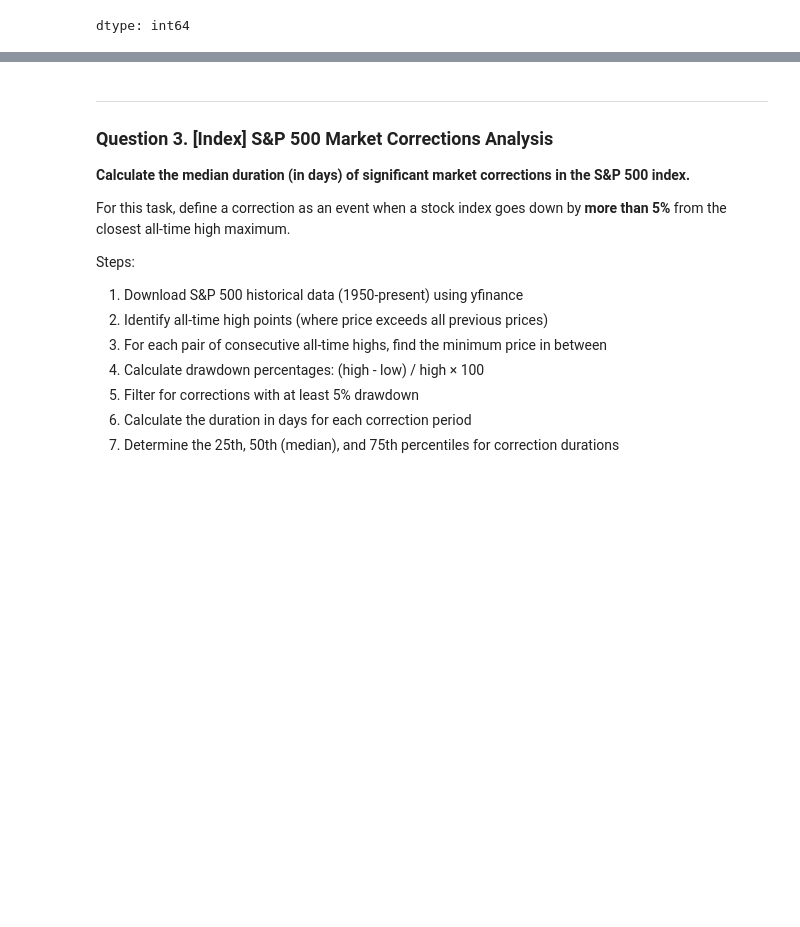
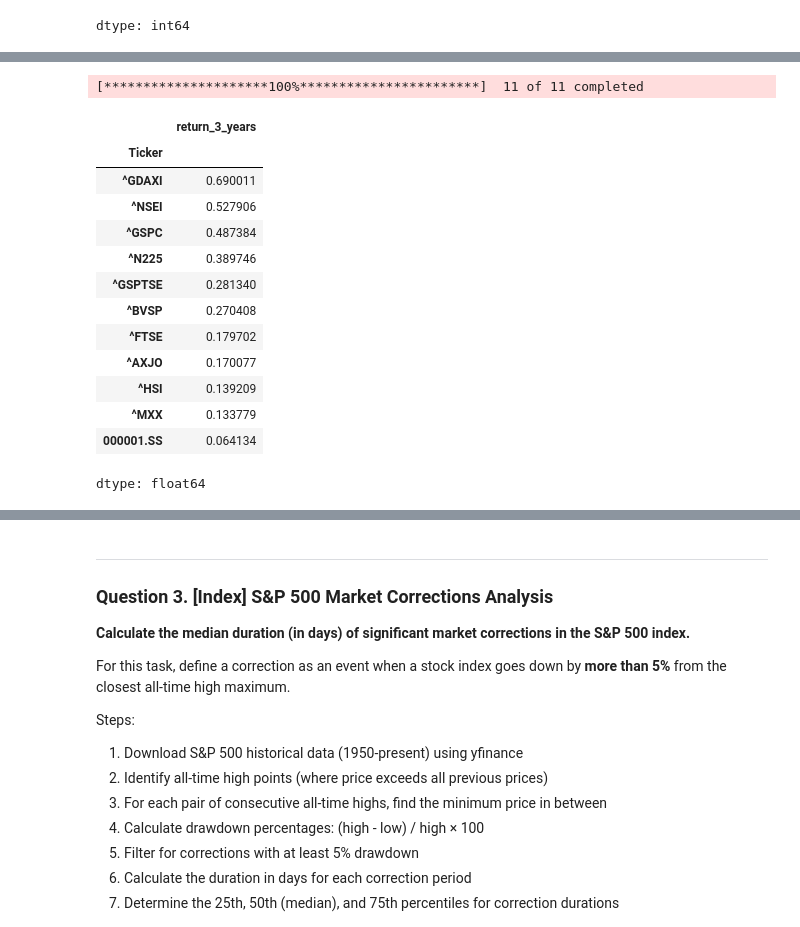
Before and after one commit to YannPhamVan/stock-markets-analytics-zoomcamp, a Jupyter notebook: cohorts/2025/01-intro-and-data-sources-homework.ipynb, the cells around one changed output, grey strips where cells are left out. Drawn from its saved outputs; the diff is of its cells as text; code cells hidden in the pictures; blank space fills up the shorter version.

```diff
--- a/cohorts/2025/01-intro-and-data-sources-homework.ipynb
+++ b/cohorts/2025/01-intro-and-data-sources-homework.ipynb
@@ -148,0 +176,43 @@ data.T
+# %%
+def sort_returns(tickers: list, years_before: int) -> pd.DataFrame:
+    end_date = date.today()
+    start_date = date(year = end.year - years_before, month = end.month, day = end.day - 4)
+    data = yf.download(tickers, start=start_date, end=end_date)["Close"]
+    index_values = data.T
+    index_values.fillna(method="ffill", limit=4, axis=1, inplace=True)
+    index_values[f"return_{years_before}_years"] = index_values[f"{end_date}"] / index_values[f"{date(year=start_date.year, month=start_date.month, day=start_date+4)}"] - 1
+    return index_values[f"return_{years_before}_years"].sort_values(ascending=False)
+# %%
+def sort_returns(tickers: list, years_before: int) -> pd.DataFrame:
+    end_date = date.today()
+    # Calculate start date using timedelta
+    start_date = end_date - timedelta(days=years_before*365 + 5) # Add a few extra days to ensure we get data on or after the exact start date
+    data = yf.download(tickers, start=start_date, end=end_date)["Close"]
+    index_values = data.T
+    index_values.fillna(method="ffill", limit=4, axis=1, inplace=True)
+
+    # Access the last available date for the end price
+    end_price_date = index_values.columns[-1]
+    # Access the first available date for the start price
+    start_price_date = index_values.columns[0]
+
+    index_values[f"return_{years_before}_years"] = index_values[end_price_date] / index_values[start_price_date] - 1
+    return index_values[f"return_{years_before}_years"].sort_values(ascending=False)
+# %%
+sort_returns(tickers, 3)
+# %% [output]
+[*********************100%***********************]  11 of 11 completed
+|  | return_3_years |
+| Ticker |  |
+| ^GDAXI | 0.690011 |
+| ^NSEI | 0.527906 |
+| ^GSPC | 0.487384 |
+| ^N225 | 0.389746 |
+| ^GSPTSE | 0.281340 |
+| ^BVSP | 0.270408 |
+| ^FTSE | 0.179702 |
+| ^AXJO | 0.170077 |
+| ^HSI | 0.139209 |
+| ^MXX | 0.133779 |
+| 000001.SS | 0.064134 |
+dtype: float64
```
Also changed, not shown: parts of 11 cells of this notebook.
